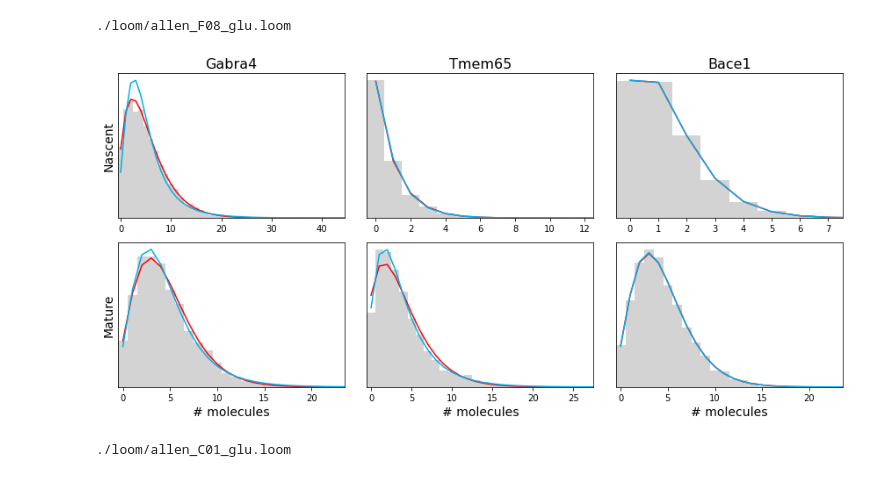
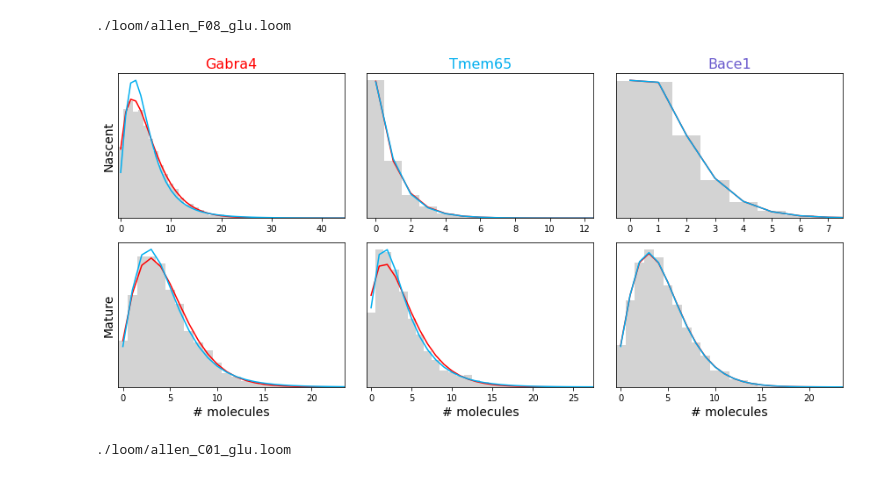
Before and after one commit to pachterlab/GVFP_2021, a Jupyter notebook: gg220806_monod_standalone.ipynb, the cells around one changed output. Cells and saved outputs as stored; diff of their text form; code cells hidden in the pictures.

```diff
--- a/gg220806_monod_standalone.ipynb
+++ b/gg220806_monod_standalone.ipynb
@@ -937,7 +937,7 @@ for k,gene_ind in enumerate(gene_locations):
 
     bins = np.arange(mx[0]-8)-0.5
     ax1[0,k].hist(U[gene_ind],bins,color='lightgray',density=True)
-    ax1[0,k].set_title(loom_gene_names[gene_ind],fontsize=16)
+    ax1[0,k].set_title(loom_gene_names[gene_ind],fontsize=16,color=colors[k])
     ax1[0,k].set_xlim([-0.5,bins[-1]])
 
     pars_sde_gou = oss_res[sample_names[test_data_ind]][models[model_set]][location_in_model_set][1]
@@ -947,34 +947,34 @@ for k,gene_ind in enumerate(gene_locations):
     ax1[0,k].plot(y,'-',color=gou_color,label='GOU')
     y = get_CIR_2sp([mx[0],1],pars_sde_cir)
     ax1[0,k].plot(y,'-',color=cir_color,label='CIR')
 #     ax1[0,k].legend()
 
     bins = np.arange(mx[1]-8)-0.5
     ax1[1,k].hist(S[gene_ind],bins,color='lightgray',density=True)
     ax1[1,k].set_xlim([-0.5,bins[-1]])
 
 #     ax1[0,k].set_yscale('log')
 #     ax1[1,k].set_yscale('log')
 
     y = get_GOU_2sp([1,mx[1]],pars_sde_gou).squeeze()
     ax1[1,k].plot(y,'-',color=gou_color)
     y = get_CIR_2sp([1,mx[1]],pars_sde_cir).squeeze()
     ax1[1,k].plot(y,'-',color=cir_color)
 
     ax1[0,k].set_yticks([])
     ax1[1,k].set_yticks([])
     if k==0:
         ax1[0,k].set_ylabel('Nascent',fontsize=14)
         ax1[1,k].set_ylabel('Mature',fontsize=14)
     ax1[1,k].set_xlabel('# molecules',fontsize=14)
 fig1.tight_layout()
 
 
 plt.savefig('fig/good_fits.png',dpi=450)
 plt.savefig('fig/good_fits.svg')
 plt.savefig('fig/good_fits.pdf')
 # %% [output]
-[figure, old version]
+[figure, new version]
 # %%
 
 test_data_ind = 0
```
Also changed, not shown: 3 other files.
